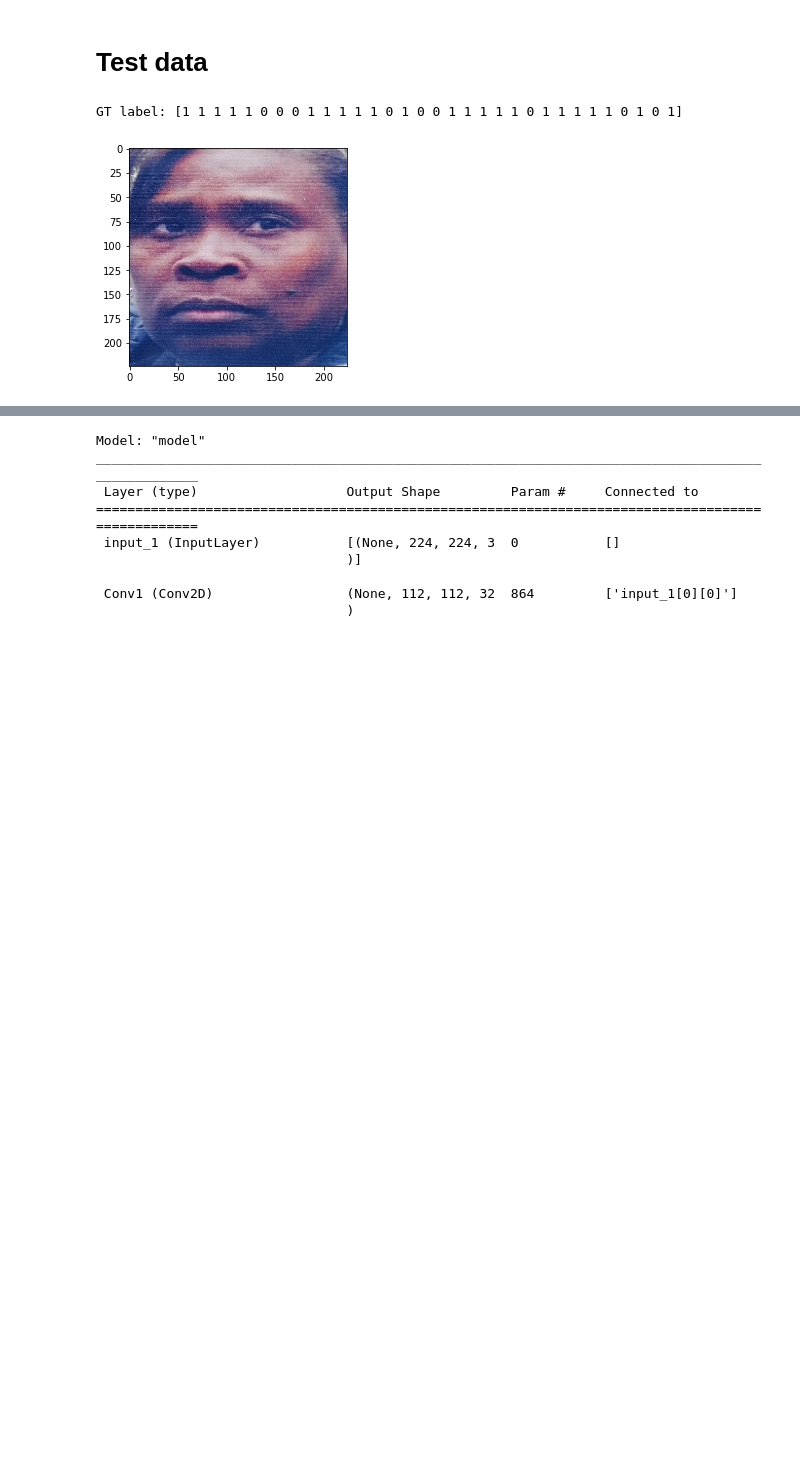
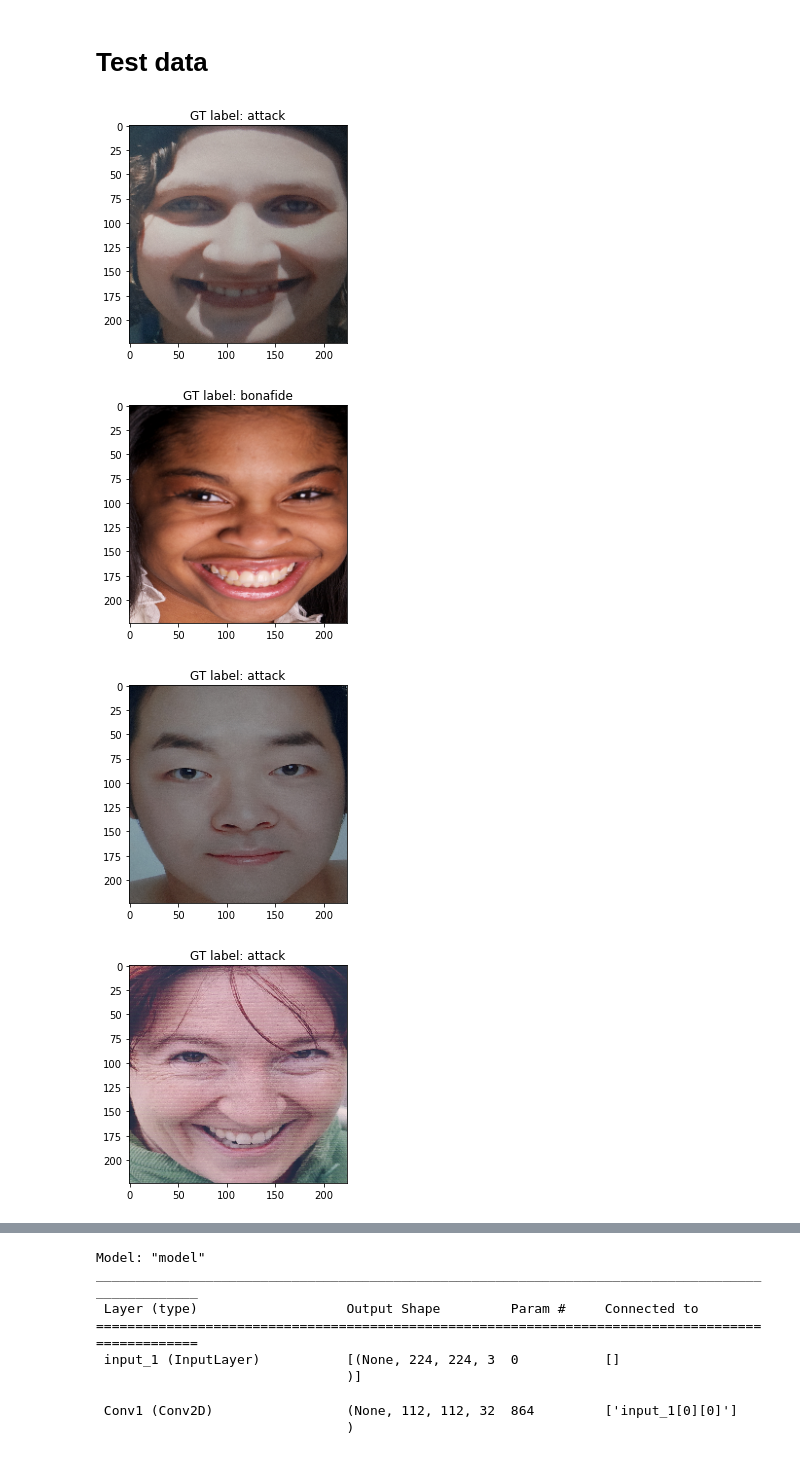
Before and after one commit to Choapinus/thesis-msc-2022, a Jupyter notebook: notebooks/train.ipynb, the cells around one changed output, grey strips where cells are left out. Cells and saved outputs as stored; diff of their text form; code cells hidden in the pictures; blank space fills up the shorter version.

```diff
--- a/notebooks/train.ipynb
+++ b/notebooks/train.ipynb
@@ -22,6 +25,9 @@ images_list = [*list_images(datapath)]
 _classes = ('attack', 'bonafide')
 _bf_index = _classes.index('bonafide')
 # %%
+epochs = 30
+batch_size = 32
+buffer_size = 8
 _size = (224, 224)
 bf, att = [], []
 
@@ -88,8 +67,0 @@ To enable them in other operations, rebuild TensorFlow with the appropriate comp
-# %%
-for bs in tqdm(dataset):
-    im, lb = bs
-
-    # print(lb)
-    plt.imshow(im[0])
-
-    break
@@ -128,7 +94,7 @@ train_dataset = train_dataset.batch(batch_size)
 # %%
 val_dataset = tf.cast(X_val, dtype=tf.string)
 val_dataset = tf.data.Dataset.from_tensor_slices(val_dataset)
-val_dataset = val_dataset.shuffle(batch_size)
+val_dataset = val_dataset.shuffle(buffer_size)
 val_dataset = val_dataset.map(_parse_function)
 val_dataset = val_dataset.cache()
 val_dataset = val_dataset.batch(1)
@@ -142,13 +108,16 @@ val_dataset = val_dataset.batch(1)
 # test_dataset = val_dataset.cache()
 # test_dataset = val_dataset.batch(1)
 # %%
-for bs in tqdm(train_dataset):
+for bs in tqdm(val_dataset.take(5)):
     im, lb = bs
 
-    print('GT label:', np.argmax(lb, axis=-1))
+    _class_argmax = np.argmax(lb[0], axis=-1)
+    plt.title(f'GT label: {_classes[_class_argmax]}')
     plt.imshow(im[0])
-
-    break
+    plt.show()
+    # break
 # %% [output]
-GT label: [1 1 1 1 1 0 0 0 1 1 1 1 1 0 1 0 0 1 1 1 1 1 0 1 1 1 1 1 0 1 0 1]
-[figure, old version]
+[figure, new version]
+[figure, added]
+[figure, added]
+[figure, added]
```
Also changed, not shown: parts of 14 cells of this notebook, 3 other files.
